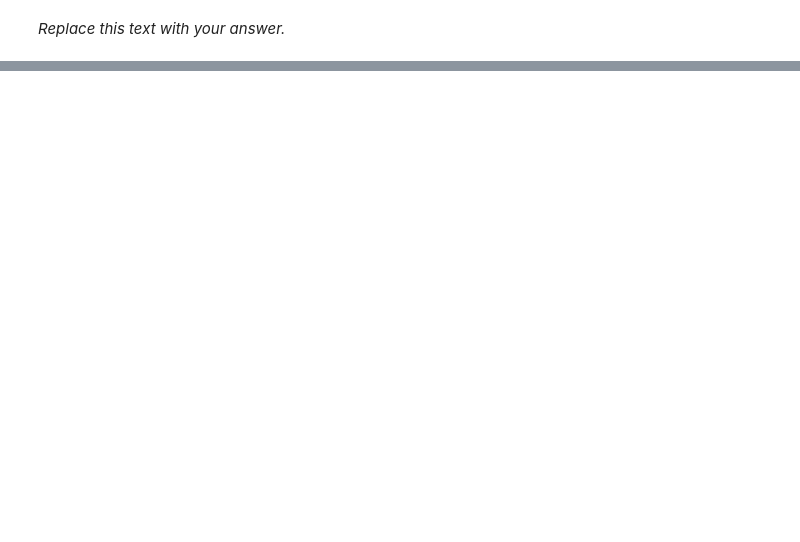
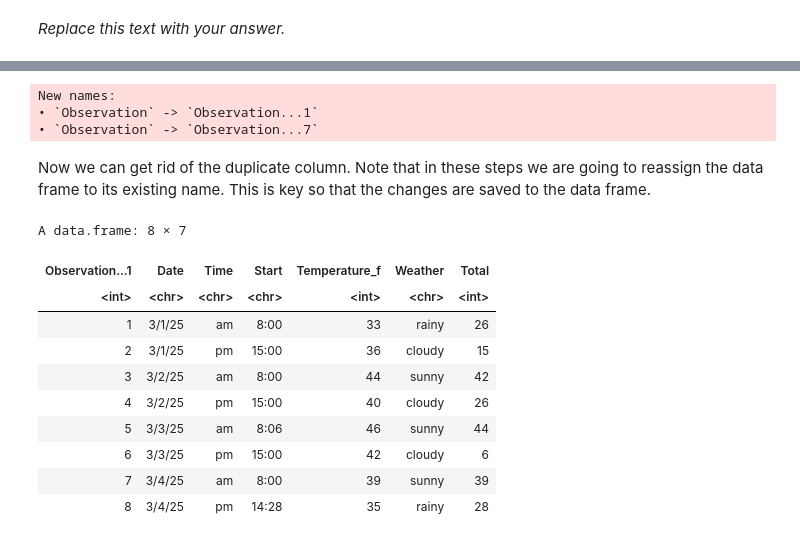
Before and after one commit to KaraNuss/coding-intro, a Jupyter notebook: Getting_Started.ipynb, the cells around one changed output, grey strips where cells are left out. Cells and saved outputs as stored; diff of their text form; code cells hidden in the pictures; blank space fills up the shorter version.

```diff
--- a/Getting_Started.ipynb
+++ b/Getting_Started.ipynb
@@ -163,0 +333,23 @@ A data.frame: 10 × 5
+# %%
+combined_obs <- bind_cols(obs_log, total_counts)
+# %% [output]
+New names:
+• `Observation` -> `Observation...1`
+• `Observation` -> `Observation...7`
+# %% [markdown]
+Now we can get rid of the duplicate column. Note that in these steps we are going to reassign the data frame to its existing name. This is key so that the changes are saved to the data frame.
+# %%
+combined_obs <- select(combined_obs, -Observation...7)
+combined_obs
+# %% [output]
+A data.frame: 8 × 7
+| Observation...1 | Date | Time | Start | Temperature_f | Weather | Total |
+| <int> | <chr> | <chr> | <chr> | <int> | <chr> | <int> |
+| 1 | 3/1/25 | am | 8:00 | 33 | rainy | 26 |
+| 2 | 3/1/25 | pm | 15:00 | 36 | cloudy | 15 |
+| 3 | 3/2/25 | am | 8:00 | 44 | sunny | 42 |
+| 4 | 3/2/25 | pm | 15:00 | 40 | cloudy | 26 |
+| 5 | 3/3/25 | am | 8:06 | 46 | sunny | 44 |
+| 6 | 3/3/25 | pm | 15:00 | 42 | cloudy | 6 |
+| 7 | 3/4/25 | am | 8:00 | 39 | sunny | 39 |
+| 8 | 3/4/25 | pm | 14:28 | 35 | rainy | 28 |
```
Also changed, not shown: parts of 68 cells of this notebook.
